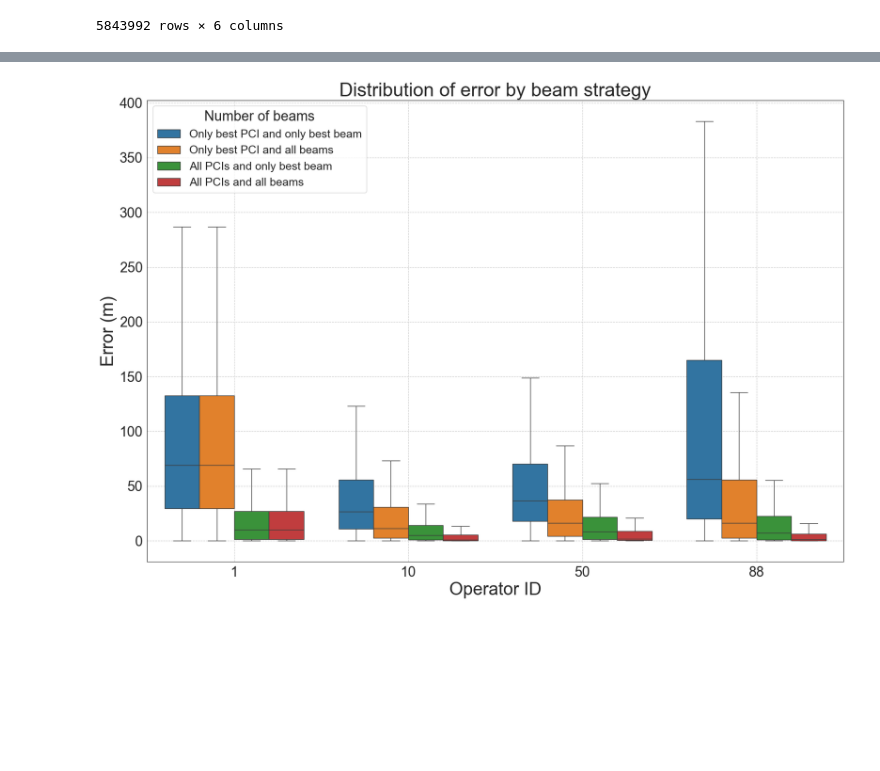
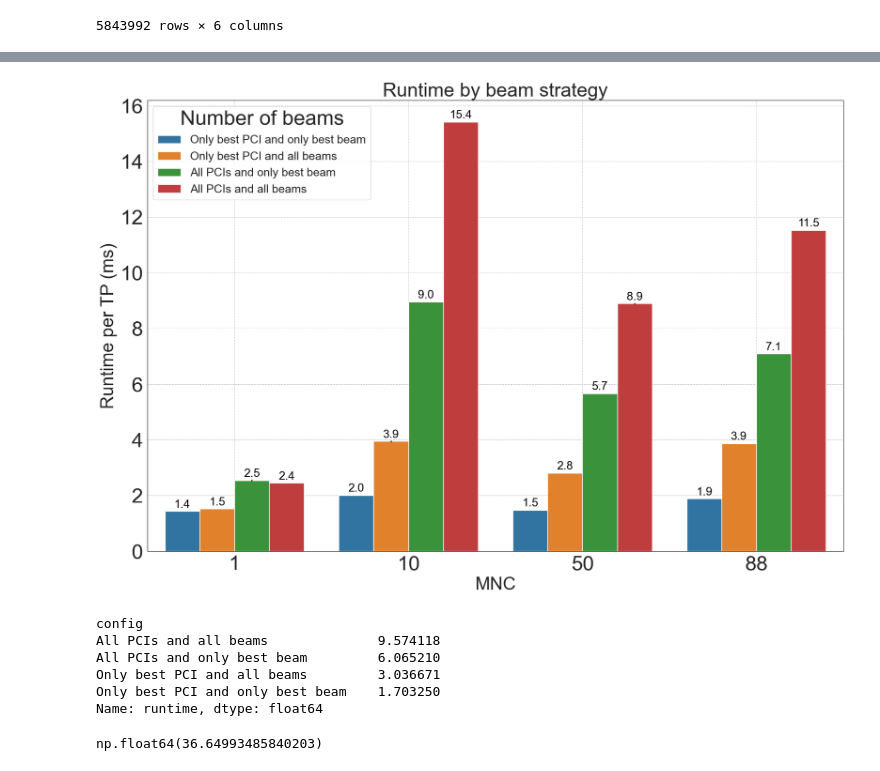
Before and after one commit to Andreas-Espelund/5G_localization, a Jupyter notebook: plotting/plot_beamforming.ipynb, the cells around one changed output, grey strips where cells are left out. Cells and saved outputs as stored; diff of their text form; code cells hidden in the pictures; blank space fills up the shorter version.

```diff
--- a/plotting/plot_beamforming.ipynb
+++ b/plotting/plot_beamforming.ipynb
@@ -206,8 +192,9 @@ Error decrease from one to two best beams is 15.837308019585928 %
 # %%
-
-
 import pandas as pd
 from matplotlib.ticker import FuncFormatter
+import matplotlib.pyplot as plt
+
+plt.rcParams.update({"font.size": 32})
 
 
 def plot_operator(
@@ -217,8 +204,6 @@ def plot_operator(
         y_label: str,
         title: str,
 ):
-    plt.rcParams.update({"font.size": 22})
-
     hue_order = [
         'Only best PCI and only best beam',
         'Only best PCI and all beams',
@@ -230,7 +215,7 @@ def plot_operator(
 
     sns.set_style("white")
 
-    box = True
+    box = False
     if box:
         bar_plot = sns.boxplot(
             data=df,
@@ -245,41 +230,58 @@ def plot_operator(
     else:
         bar_plot = sns.barplot(
             data=df,
             x='operator',
             y=y,
             hue='config',
             hue_order=hue_order,
         )
-        # Annotate each bar
+        # Annotate each bar with values in 'k' format
         for p in bar_plot.patches:
             height = p.get_height()
             if height != 0:  # Check if the height is not zero
-                bar_plot.annotate(f'{height:,.2f}',
+                bar_plot.annotate(f'{height:,.1f}',  # Changed to use 'k' format
                                   (p.get_x() + p.get_width() / 2., height),
                                   ha='center', va='center',
                                   fontsize=18, color='black', xytext=(0, 10),
                                   textcoords='offset points')
 
     # Format y-axis in thousands
-    formatter = FuncFormatter(lambda x, _: f'{x / 1000:,.0f}k')
-    #plt.gca().yaxis.set_major_formatter(formatter)
+    #formatter = FuncFormatter(lambda x, _: f'{x / 1000:,.0f}k')
+    #plt.gca().yaxis.set_major_formatter(formatter)  # Uncommented this line
 
     # Add labels and title
     plt.xlabel(x_label, fontsize=28)
     plt.ylabel(y_label, fontsize=28)
     plt.title(title, fontsize=30)
 
     plt.legend(title='Number of beams', loc='upper left', fontsize=18)
     plt.grid(linestyle='--')
     plt.tight_layout()
     plt.show()
 
 
-plot_operator(data_df, 'errors', 'Operator ID', 'Error (m)', 'Distribution of error by beam strategy')
-#plot_operator(data_df, 'complexity', 'Operator ID', 'Complexity', 'Complexity by beam strategy')
-#plot_operator(data_df, 'runtime', 'Operator ID', 'Runtime per TP (ms)', 'Runtime by beam strategy')
+#plot_operator(data_df, 'errors', 'MNC', 'Error (m)', 'Distribution of error by beam strategy')
+#plot_operator(data_df, 'complexity', 'MNC', 'Complexity', 'Complexity by beam strategy')
+plot_operator(data_df, 'runtime', 'MNC', 'Runtime per TP (ms)', 'Runtime by beam strategy')
+
+data_df.groupby('config')['runtime'].mean()
 # %% [output]
-[figure, old version]
+[figure, new version]
+config
+All PCIs and all beams              9.574118
+All PCIs and only best beam         6.065210
+Only best PCI and all beams         3.036671
+Only best PCI and only best beam    1.703250
+Name: runtime, dtype: float64
+# %%
+means = data_df.groupby('config')['runtime'].mean()
+
+all = means['All PCIs and all beams']
+allmost = means['All PCIs and only best beam']
+
+(all - allmost) / all * 100
+# %% [output]
+np.float64(36.64993485840203)
 # %%
 import matplotlib.pyplot as plt
 import seaborn as sns
```
Also changed, not shown: parts of 9 cells of this notebook, 13 other files.
